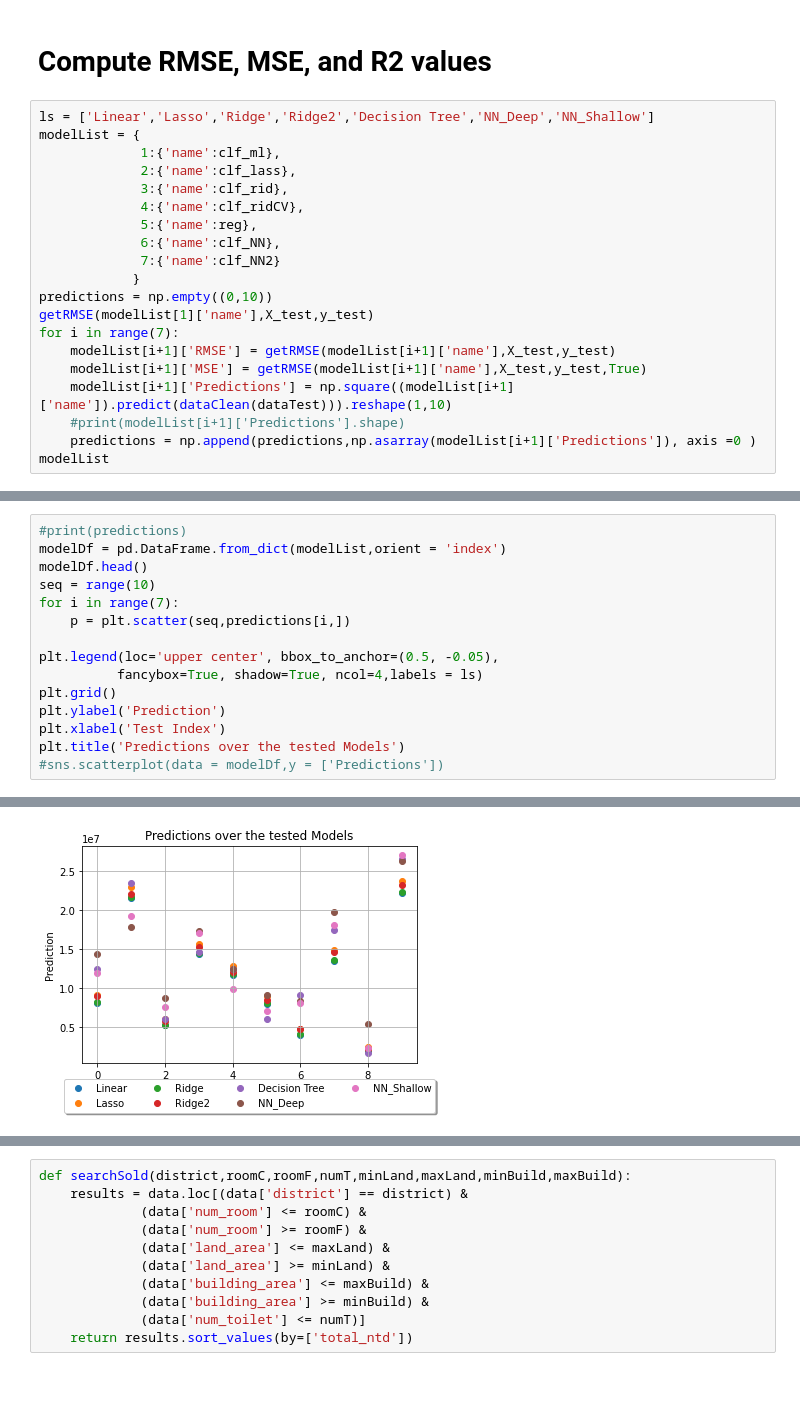
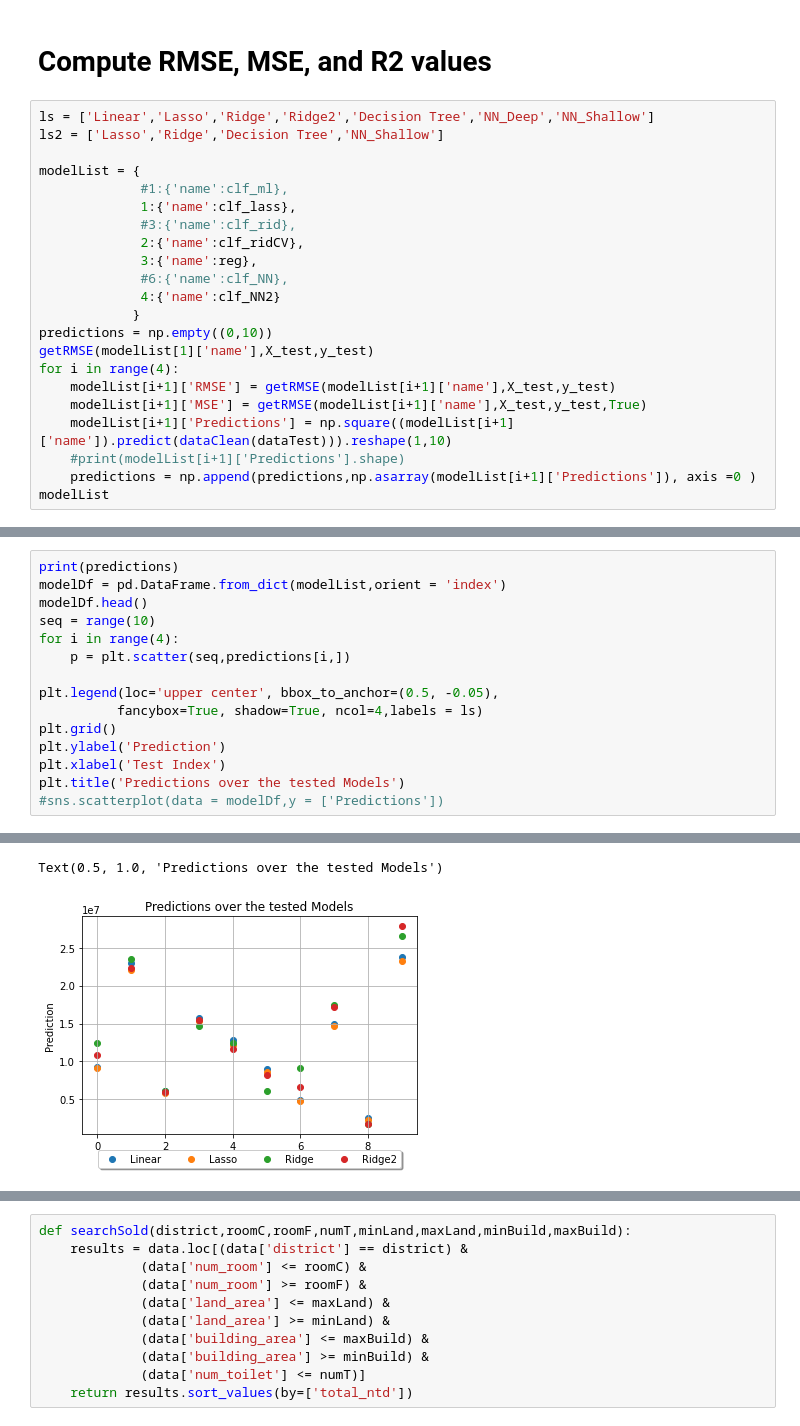
Before and after one commit to DanielCaoSilva/NotebookStuff, a Jupyter notebook: RegressionModelTaipei.ipynb, the cells around one changed output, grey strips where cells are left out. Saved outputs shown, nothing was run; the diff lists cells and outputs as text; blank space fills up the shorter version.

```diff
--- a/RegressionModelTaipei.ipynb
+++ b/RegressionModelTaipei.ipynb
@@ -639,18 +639,20 @@ MSE: 50890020718826.47
 # Compute RMSE, MSE, and R2 values
 # %%
 ls = ['Linear','Lasso','Ridge','Ridge2','Decision Tree','NN_Deep','NN_Shallow']
+ls2 = ['Lasso','Ridge','Decision Tree','NN_Shallow']
+
 modelList = {
-             1:{'name':clf_ml},
-             2:{'name':clf_lass},
-             3:{'name':clf_rid},
-             4:{'name':clf_ridCV},
-             5:{'name':reg},
-             6:{'name':clf_NN},
-             7:{'name':clf_NN2}
+             #1:{'name':clf_ml},
+             1:{'name':clf_lass},
+             #3:{'name':clf_rid},
+             2:{'name':clf_ridCV},
+             3:{'name':reg},
+             #6:{'name':clf_NN},
+             4:{'name':clf_NN2}
             }
 predictions = np.empty((0,10))
 getRMSE(modelList[1]['name'],X_test,y_test)
-for i in range(7):
+for i in range(4):
     modelList[i+1]['RMSE'] = getRMSE(modelList[i+1]['name'],X_test,y_test)
     modelList[i+1]['MSE'] = getRMSE(modelList[i+1]['name'],X_test,y_test,True)
     modelList[i+1]['Predictions'] = np.square((modelList[i+1]['name']).predict(dataClean(dataTest))).reshape(1,10)
@@ -678,9 +664,9 @@ modelList
 # %%
-#print(predictions)
+print(predictions)
 modelDf = pd.DataFrame.from_dict(modelList,orient = 'index')
 modelDf.head()
 seq = range(10)
-for i in range(7):
+for i in range(4):
     p = plt.scatter(seq,predictions[i,])
 
 plt.legend(loc='upper center', bbox_to_anchor=(0.5, -0.05),
@@ -695 +692,2 @@ Text(0.5, 1.0, 'Predictions over the tested Models')
+Text(0.5, 1.0, 'Predictions over the tested Models')
-[figure, old version]
+[figure, new version]
```
Also changed, not shown: parts of 17 cells of this notebook.
